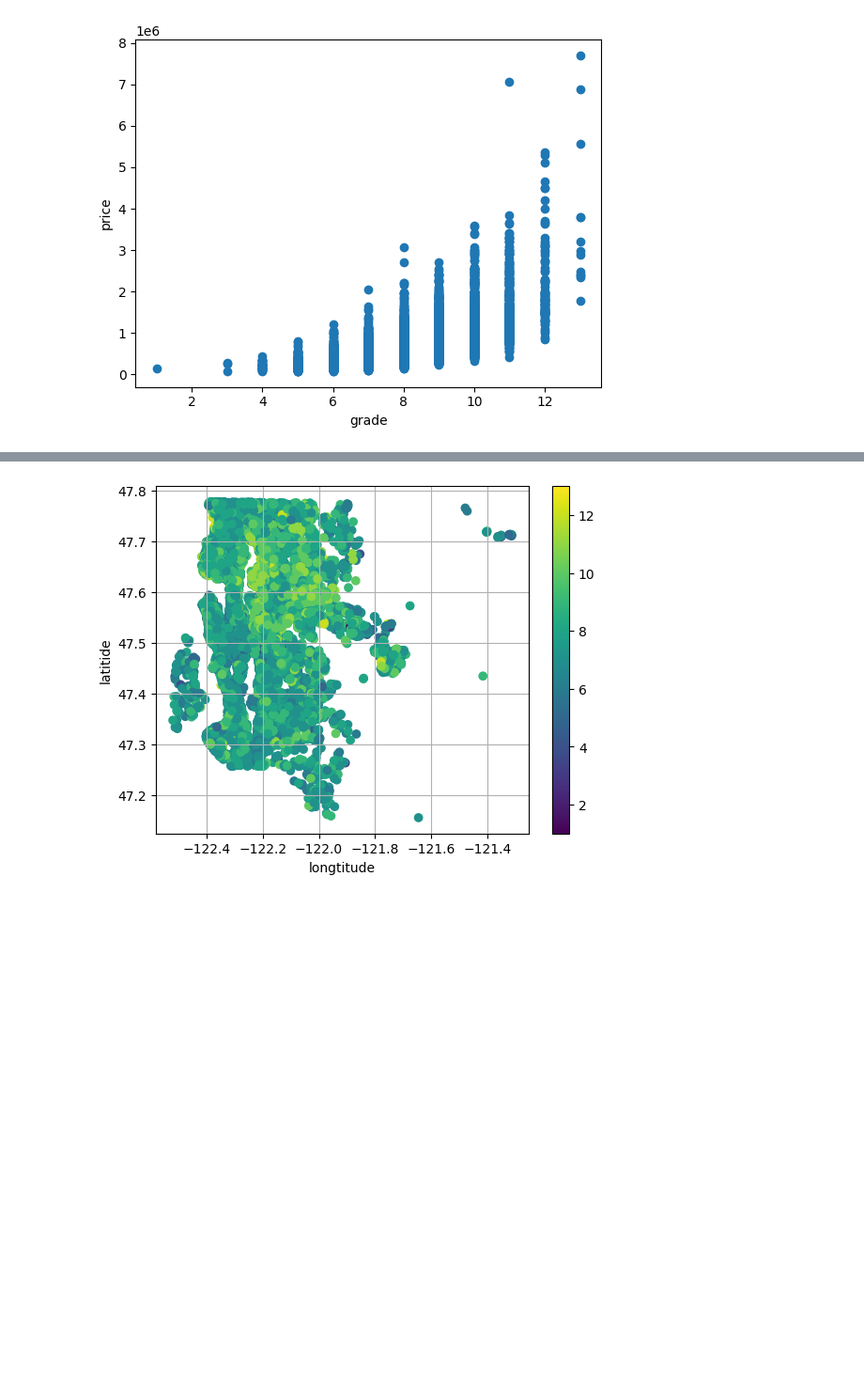
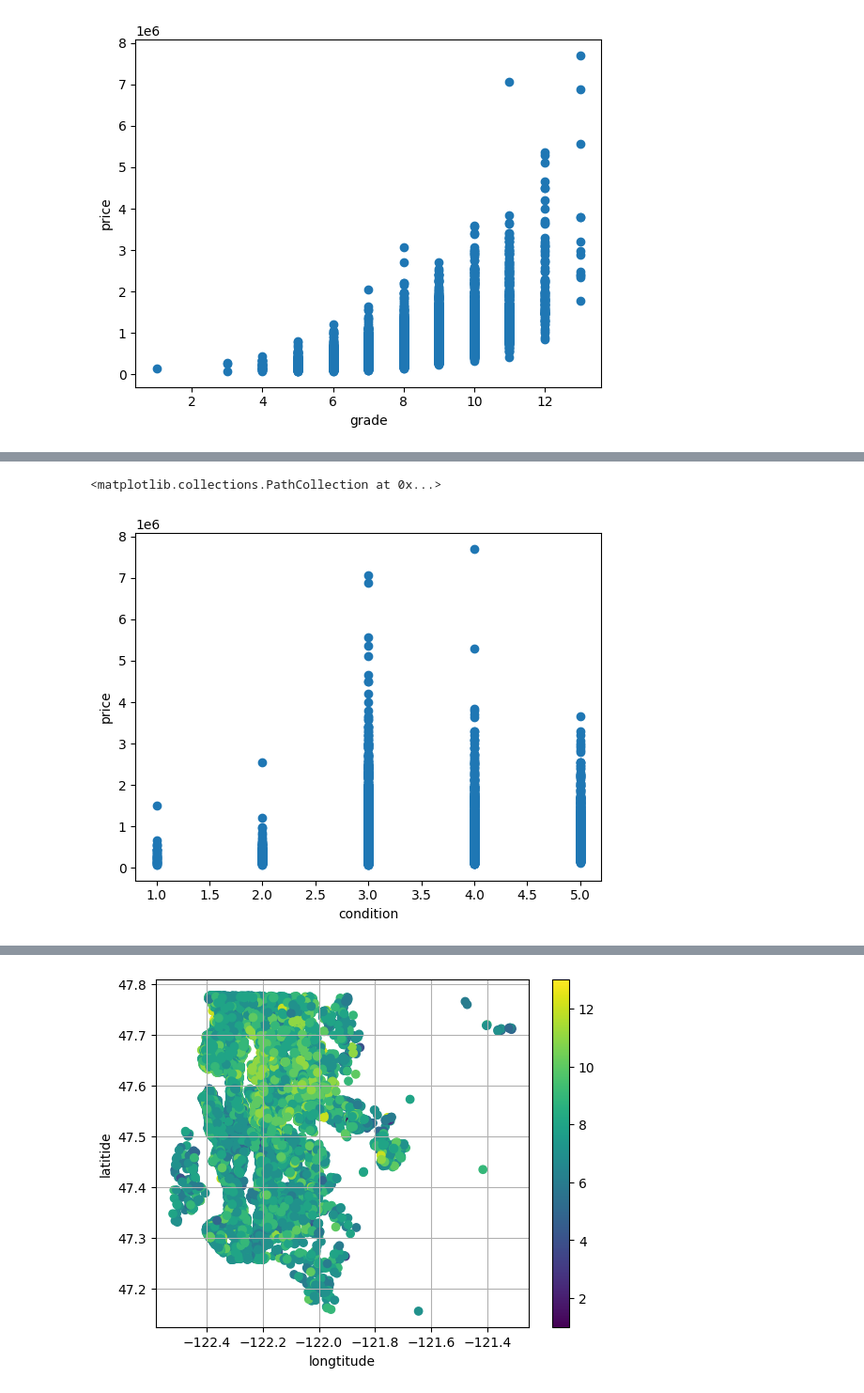
Before and after one commit to Tatraa/Data-Science, a Jupyter notebook: Assigment1/Assignment_1.ipynb, the cells around one changed output, grey strips where cells are left out. Shown: that part at 94% size. Cells and saved outputs as stored; diff of their text form; code cells hidden in the pictures; blank space fills up the shorter version.

```diff
--- a/Assigment1/Assignment_1.ipynb
+++ b/Assigment1/Assignment_1.ipynb
@@ -84,0 +85,7 @@ Text(0, 0.5, 'price')
+# %%
+plt.xlabel("condition")
+plt.ylabel("price")
+plt.scatter(data.condition, data.price)
+# %% [output]
+<matplotlib.collections.PathCollection at 0x...>
+[figure, added]
```
Also changed, not shown: parts of 4 cells of this notebook.
